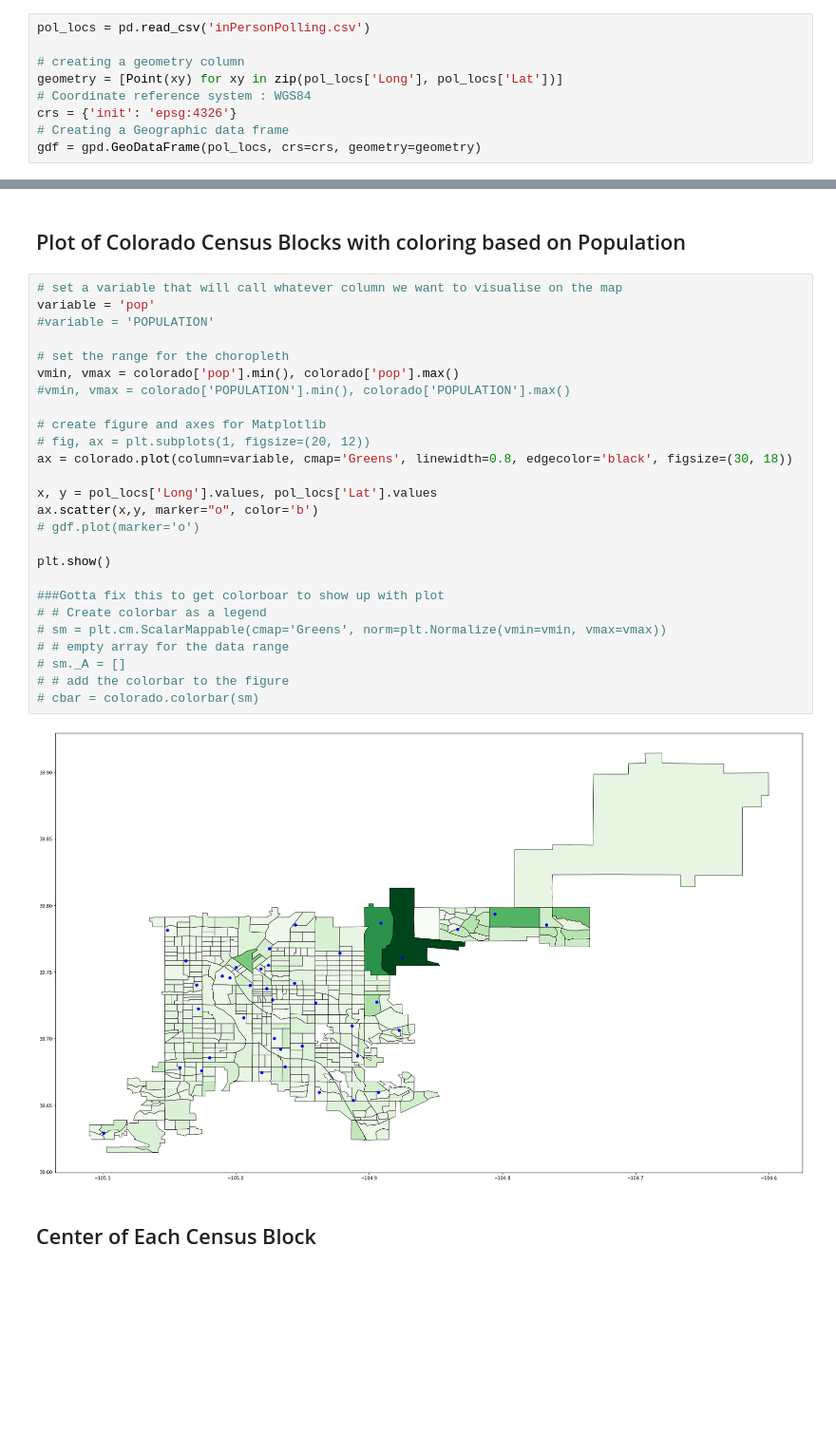
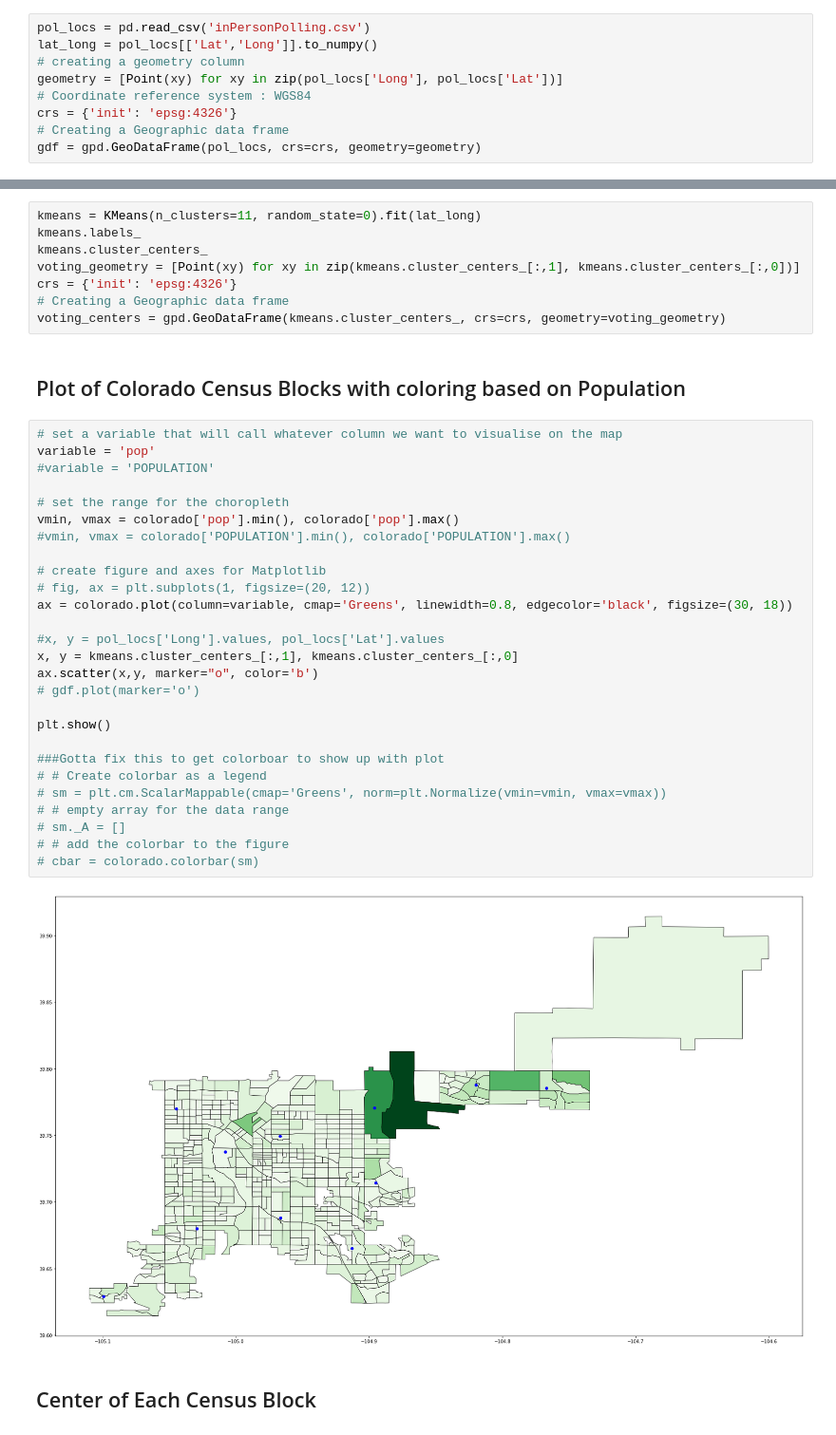
Before and after one commit to DillWithIt77/D2P_Voting, a Jupyter notebook: CO Census Data.ipynb, the cells around one changed output, grey strips where cells are left out. Shown at 95% size. Saved outputs shown, nothing was run; the diff lists cells and outputs as text; blank space fills up the shorter version.

Commit message:
Clustering
Did Kmeans clustering on polling locations to find 11 clusters and their centers. Incorporated these in the calculations of distances later in the notebook.

```diff
--- a/CO Census Data.ipynb
+++ b/CO Census Data.ipynb
@@ -508,7 +509,7 @@ colorado = colorado_init.loc[colorado_init['geonum'].isin(['1080319801001',
 ## Open CSV wtih Lat/Long for Possible Voting Locations
 # %%
 pol_locs = pd.read_csv('inPersonPolling.csv')
-
+lat_long = pol_locs[['Lat','Long']].to_numpy()
 # creating a geometry column
 geometry = [Point(xy) for xy in zip(pol_locs['Long'], pol_locs['Lat'])]
 # Coordinate reference system : WGS84
@@ -518,33 +521,42 @@ gdf = gpd.GeoDataFrame(pol_locs, crs=crs, geometry=geometry)
+# %%
+kmeans = KMeans(n_clusters=11, random_state=0).fit(lat_long)
+kmeans.labels_
+kmeans.cluster_centers_
+voting_geometry = [Point(xy) for xy in zip(kmeans.cluster_centers_[:,1], kmeans.cluster_centers_[:,0])]
+crs = {'init': 'epsg:4326'}
+# Creating a Geographic data frame
+voting_centers = gpd.GeoDataFrame(kmeans.cluster_centers_, crs=crs, geometry=voting_geometry)
 # %% [markdown]
 ## Plot of Colorado Census Blocks with coloring based on Population
 # %%
 # set a variable that will call whatever column we want to visualise on the map
 variable = 'pop'
 #variable = 'POPULATION'
 
 # set the range for the choropleth
 vmin, vmax = colorado['pop'].min(), colorado['pop'].max()
 #vmin, vmax = colorado['POPULATION'].min(), colorado['POPULATION'].max()
 
 # create figure and axes for Matplotlib
 # fig, ax = plt.subplots(1, figsize=(20, 12))
 ax = colorado.plot(column=variable, cmap='Greens', linewidth=0.8, edgecolor='black', figsize=(30, 18))
 
-x, y = pol_locs['Long'].values, pol_locs['Lat'].values
+#x, y = pol_locs['Long'].values, pol_locs['Lat'].values
+x, y = kmeans.cluster_centers_[:,1], kmeans.cluster_centers_[:,0]
 ax.scatter(x,y, marker="o", color='b')
 # gdf.plot(marker='o')
 
 plt.show()
 
 ###Gotta fix this to get colorboar to show up with plot
 # # Create colorbar as a legend
 # sm = plt.cm.ScalarMappable(cmap='Greens', norm=plt.Normalize(vmin=vmin, vmax=vmax))
 # # empty array for the data range
 # sm._A = []
 # # add the colorbar to the figure
 # cbar = colorado.colorbar(sm)
 # %% [output]
-[figure, old version]
+[figure, new version]
 # %% [markdown]
 ## Center of Each Census Block
 # %%
```
Also changed, not shown: parts of 4 cells of this notebook.
